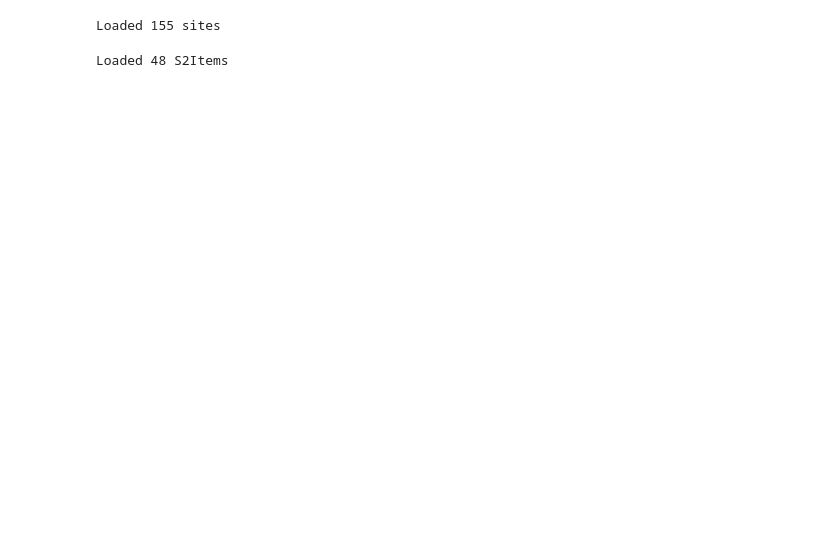
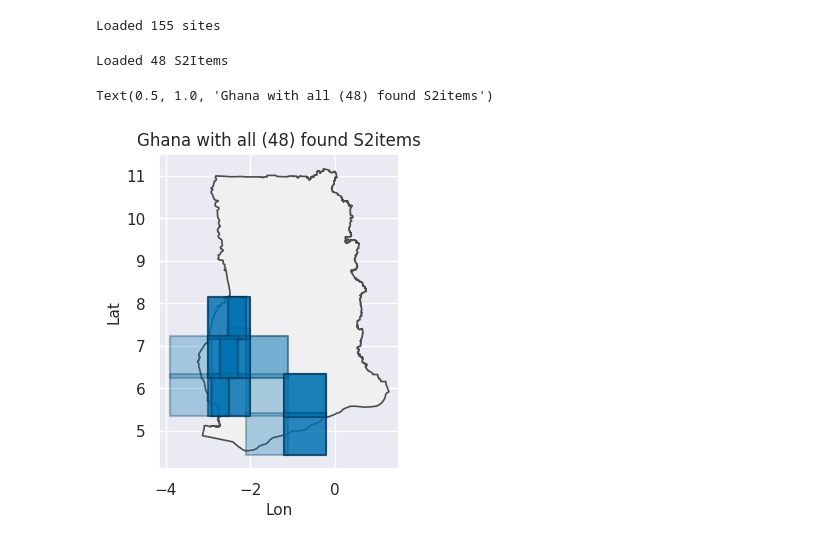
Before and after one commit to arthurgassner-synotis/forestero-skymap-poc, a Jupyter notebook: nb/0-6-predict_ethz.ipynb, the cells around one changed output. Saved outputs shown, nothing was run; the diff lists cells and outputs as text; code cells hidden in the pictures; blank space fills up the shorter version.

```diff
--- a/nb/0-6-predict_ethz.ipynb
+++ b/nb/0-6-predict_ethz.ipynb
@@ -49,6 +49,37 @@ s2items = S2Item.load_all()
 print(f"Loaded {len(s2items)} S2Items")
 # %% [output]
 Loaded 48 S2Items
+# %%
+def plot_gdf(gdf: gpd.GeoDataFrame):
+    # Plot base region
+    gdf.plot(ax=plt.gca(), color="#f0f0f0", edgecolor="#4d4d4d", linewidth=1.2)
+
+    plt.xlabel("Lon", fontsize=11)
+
+    plt.ylabel("Lat", fontsize=11)
+
+def plot_polygons(polygons: list[shapely.geometry.polygon.Polygon]) -> None:
+    # Bounds -> gdf
+    for p in polygons:
+        bounds_gdf = gpd.GeoDataFrame({"geometry": [p]}, crs="epsg:4326")
+
+        # Plot Sentinel patches as semi-transparent squares
+        bounds_gdf.plot(ax=plt.gca(), color="#0072B2", edgecolor="#003554", alpha=0.3, linewidth=1.5)
+
+    plt.tight_layout()
+
+# Convert the found patches into polygons
+bboxes = list(set([e.bbox_wgs84 for e in s2items]))
+polygons = [box(*e) for e in bboxes]
+
+# Plot
+fig = plt.figure(figsize=(4,4))
+plot_gdf(GHANA_GDF)
+plot_polygons(polygons)
+plt.title(f"Ghana with all ({len(s2items)}) found S2items")
+# %% [output]
+Text(0.5, 1.0, 'Ghana with all (48) found S2items')
+[figure, added]
 # %%
 # Build a 10mx10m grid over Ghana
 GRID_SPACING_M = 1_000
```
Also changed, not shown: parts of 10 cells of this notebook, 2 other files.
